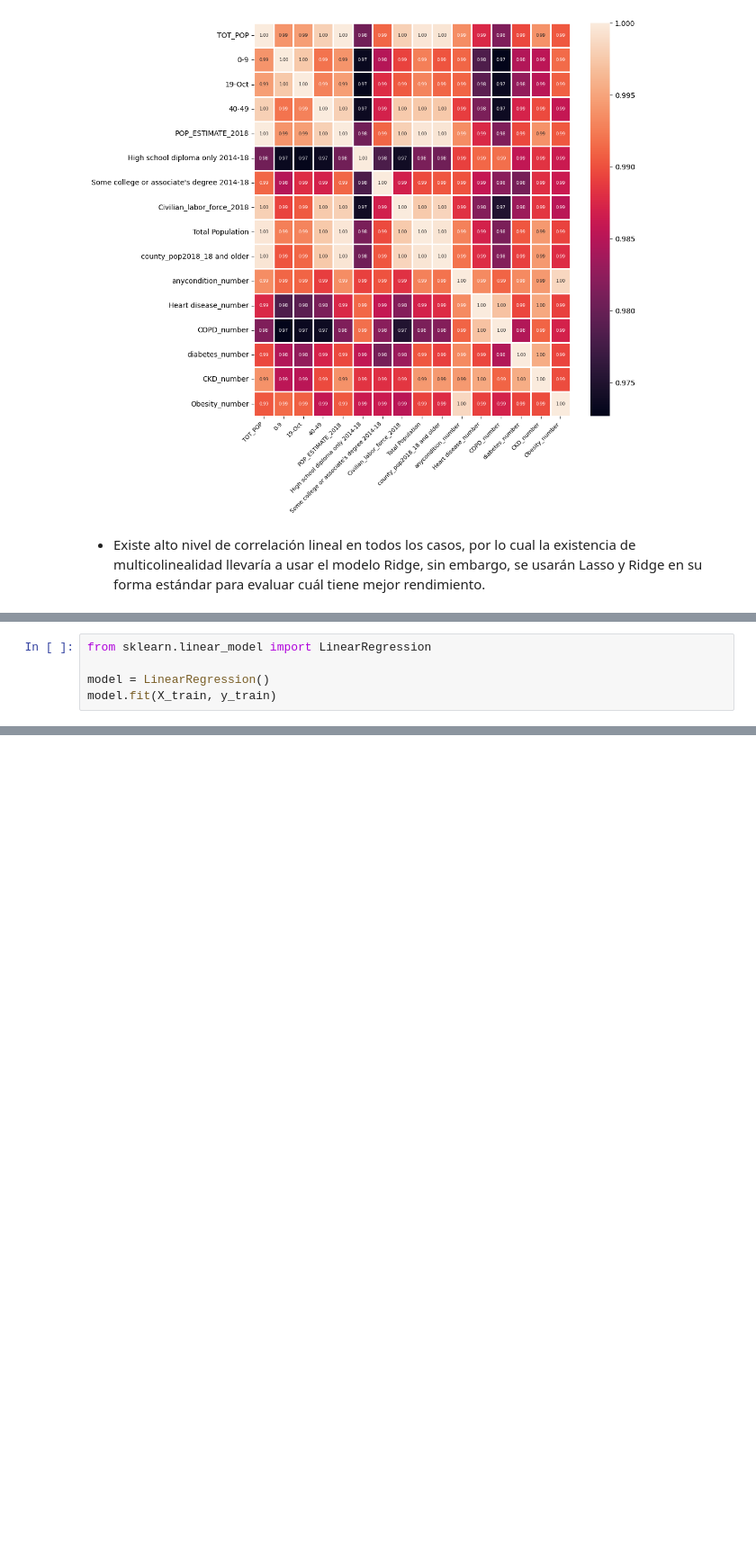
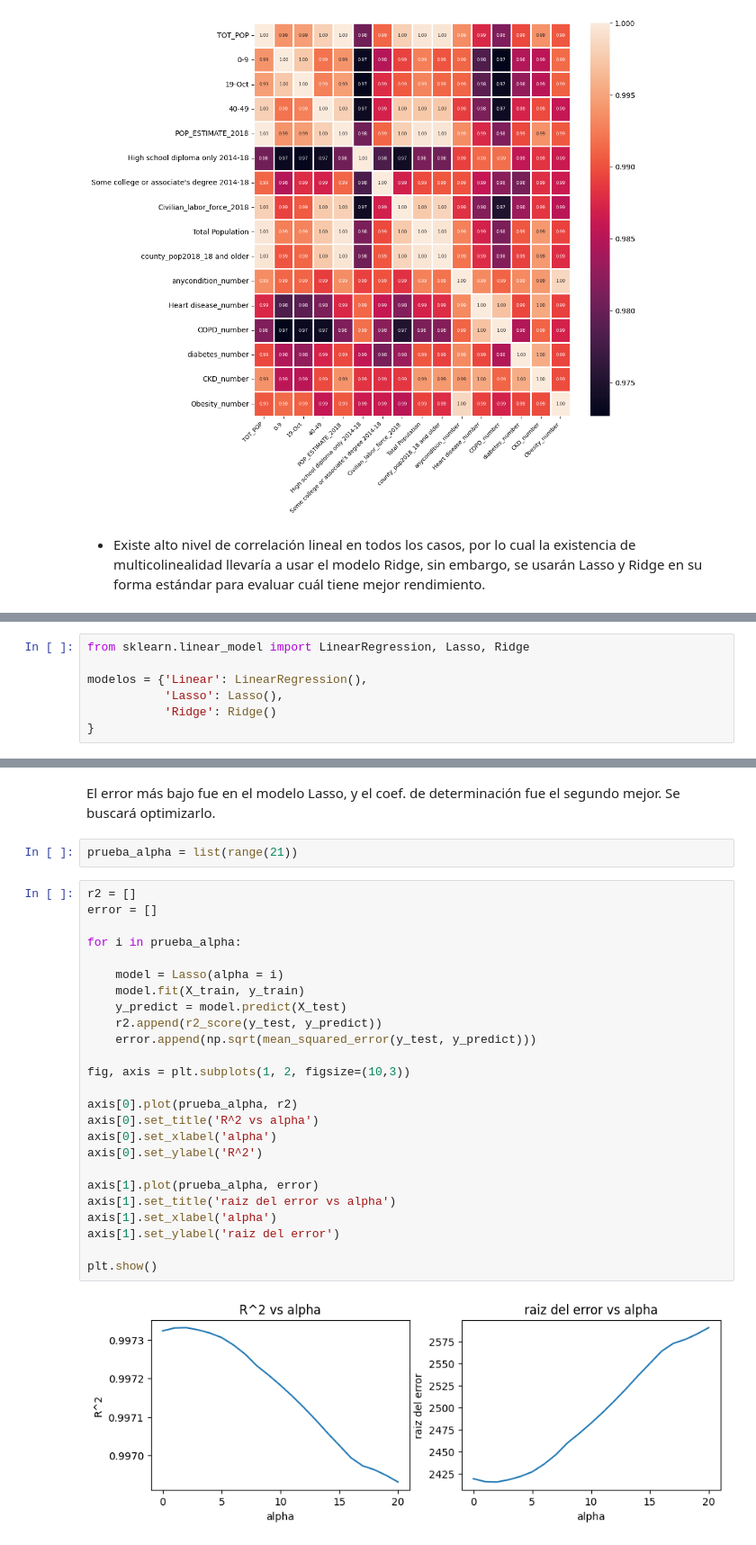
Before and after one commit to josedrosales/Analisis, a Jupyter notebook: models/Regularized_linear.ipynb, the cells around one changed output, grey strips where cells are left out. Shown at 90% size. Cells and saved outputs as stored; diff of their text form; blank space fills up the shorter version.

```diff
--- a/models/Regularized_linear.ipynb
+++ b/models/Regularized_linear.ipynb
@@ -177,5 +162,7 @@ Se escalan los datos con StandardScaler este método es menos sensible a los out
 # %%
-from sklearn.linear_model import LinearRegression
+from sklearn.linear_model import LinearRegression, Lasso, Ridge
 
-model = LinearRegression()
-model.fit(X_train, y_train)
+modelos = {'Linear': LinearRegression(),
+           'Lasso': Lasso(),
+           'Ridge': Ridge()
+}
@@ -198,0 +201,31 @@ Este tipo de modelo no cuenta con hiperparámetros para optimizar.
+# %% [markdown]
+El error más bajo fue en el modelo Lasso, y el coef. de determinación fue el segundo mejor. Se buscará optimizarlo.
+# %%
+prueba_alpha = list(range(21))
+# %%
+r2 = []
+error = []
+
+for i in prueba_alpha:
+
+    model = Lasso(alpha = i)
+    model.fit(X_train, y_train)
+    y_predict = model.predict(X_test)
+    r2.append(r2_score(y_test, y_predict))
+    error.append(np.sqrt(mean_squared_error(y_test, y_predict)))
+
+fig, axis = plt.subplots(1, 2, figsize=(10,3))
+
+axis[0].plot(prueba_alpha, r2)
+axis[0].set_title('R^2 vs alpha')
+axis[0].set_xlabel('alpha')
+axis[0].set_ylabel('R^2')
+
+axis[1].plot(prueba_alpha, error)
+axis[1].set_title('raiz del error vs alpha')
+axis[1].set_xlabel('alpha')
+axis[1].set_ylabel('raiz del error')
+
+plt.show()
+# %% [output]
+[figure, added]
```
Also changed, not shown: parts of 15 cells of this notebook.
